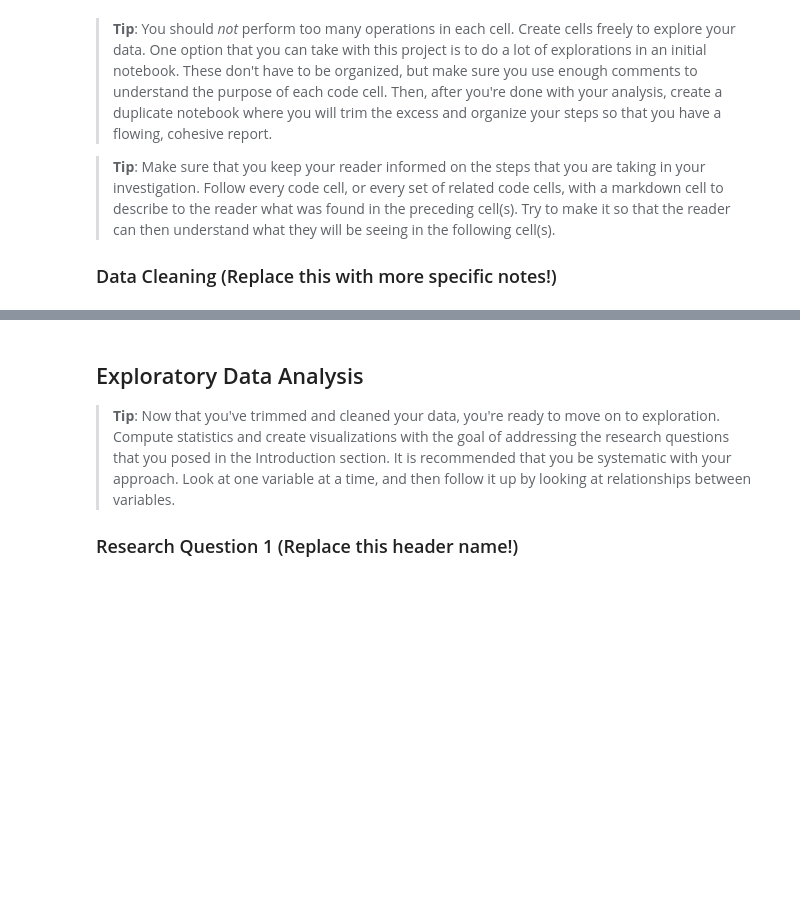
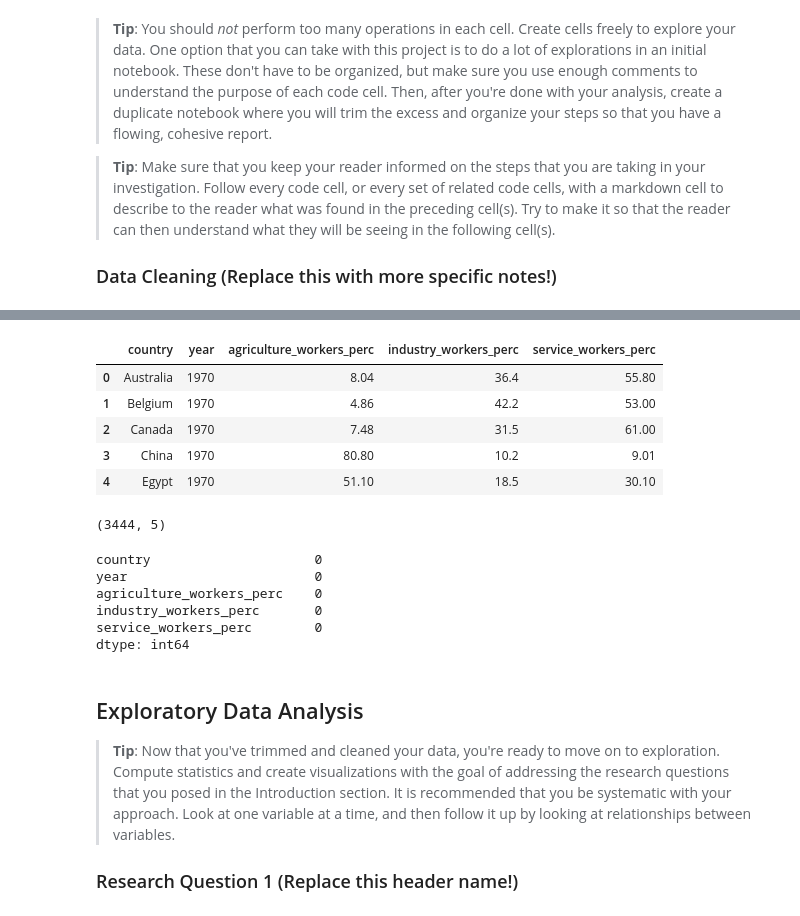
Before and after one commit to suefenali/data_analysis_nanodegree, a Jupyter notebook: project_2/investigate-a-dataset-template.ipynb, the cells around one changed output, grey strips where cells are left out. Cells and saved outputs as stored; diff of their text form; code cells hidden in the pictures; blank space fills up the shorter version.

```diff
--- a/project_2/investigate-a-dataset-template.ipynb
+++ b/project_2/investigate-a-dataset-template.ipynb
@@ -509,0 +546,2 @@ The data for the `employment by status` is not as consistent as the other indica
+# %%
+agriculture.dropna(axis=0, inplace=True)
@@ -509,0 +559,2 @@ The data for the `employment by status` is not as consistent as the other indica
+# %%
+industry.dropna(axis=0, inplace=True)
@@ -510,3 +672,27 @@ The data for the `employment by status` is not as consistent as the other indica
+# %%
+test_sector = agriculture.merge(industry, how='inner').merge(service, how='inner')
+# %%
+test_sector.head()
+# %% [output]
+|  | country | year | agriculture_workers_perc | industry_workers_perc | service_workers_perc |
+| 0 | Australia | 1970 | 8.04 | 36.4 | 55.80 |
+| 1 | Belgium | 1970 | 4.86 | 42.2 | 53.00 |
+| 2 | Canada | 1970 | 7.48 | 31.5 | 61.00 |
+| 3 | China | 1970 | 80.80 | 10.2 | 9.01 |
+| 4 | Egypt | 1970 | 51.10 | 18.5 | 30.10 |
+# %%
+test_sector.shape
+# %% [output]
+(3444, 5)
+# %%
+test_sector.isna().sum()
+# %% [output]
+country                     0
+year                        0
+agriculture_workers_perc    0
+industry_workers_perc       0
+service_workers_perc        0
+dtype: int64
 # %% [markdown]
 <a id='eda'></a>
 ## Exploratory Data Analysis
```
Also changed, not shown: parts of 32 cells of this notebook.
